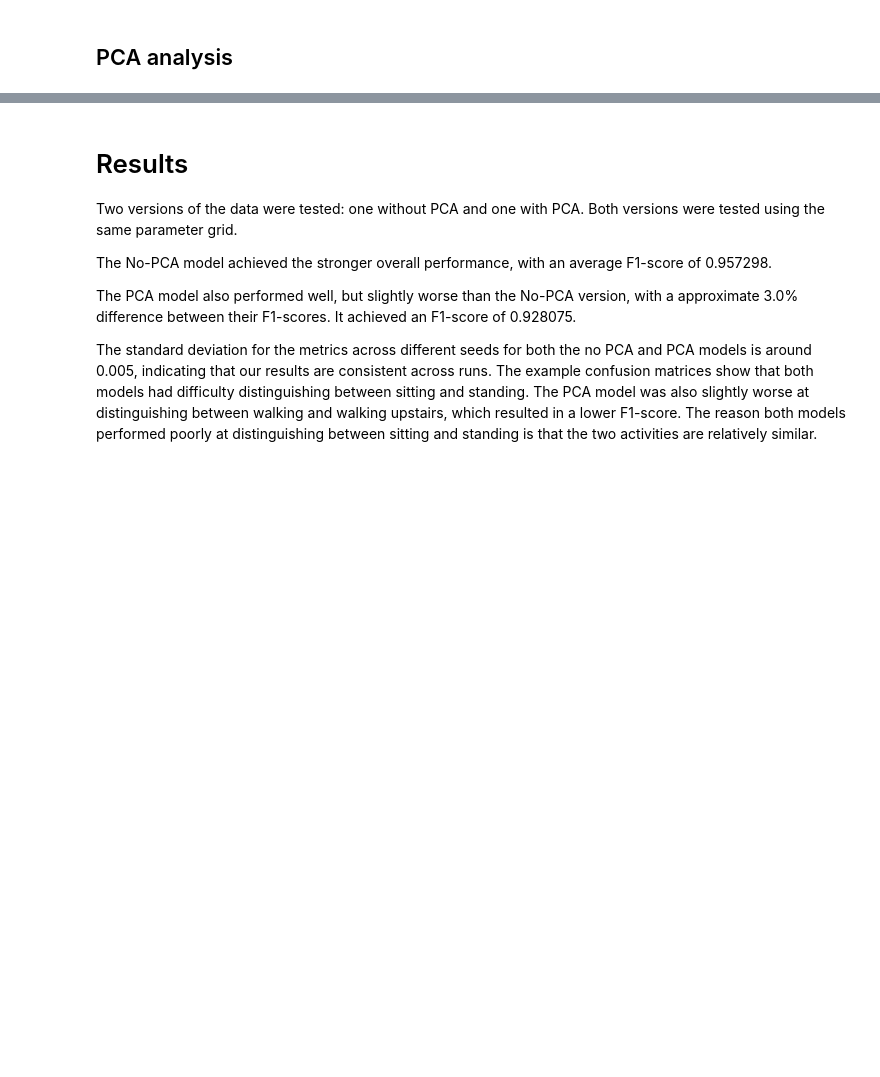
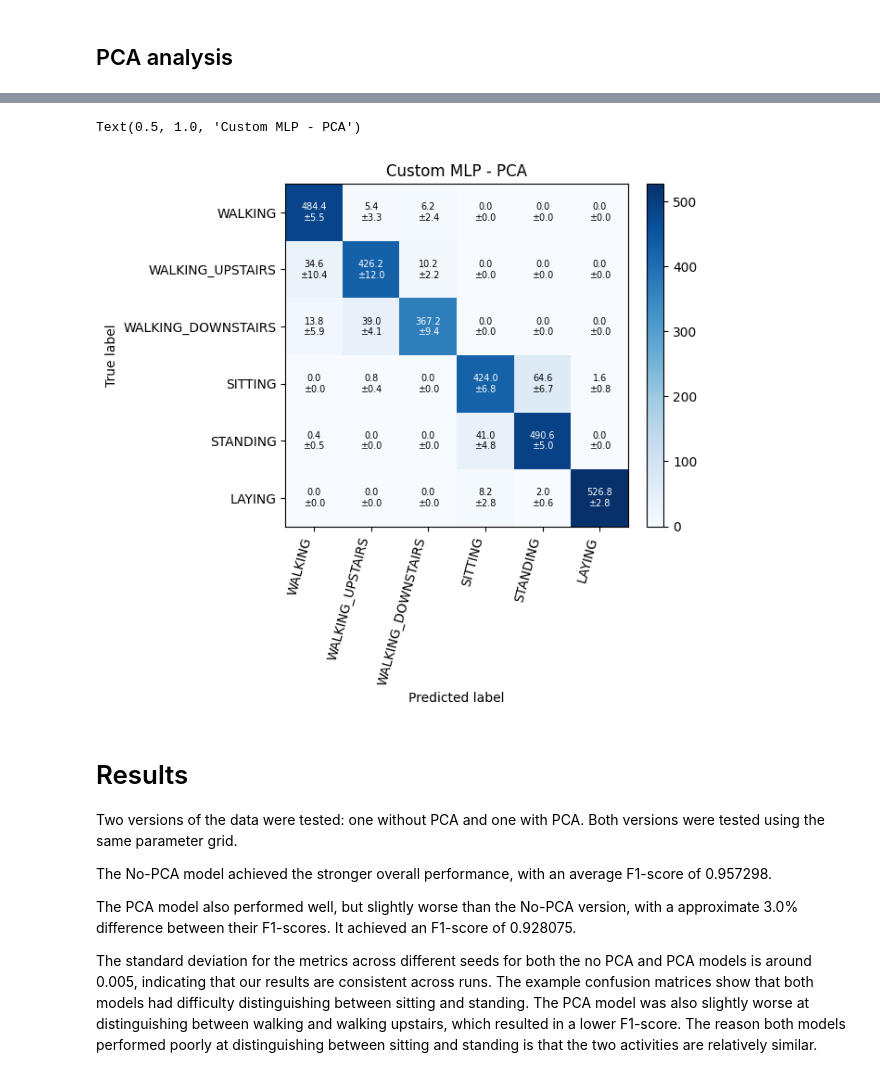
Before and after one commit to rominaba/motion-intent-recognition-for-assistive-robotics, a Jupyter notebook: notebooks/MLPClassifier.ipynb, the cells around one changed output, grey strips where cells are left out. Drawn from its saved outputs; the diff is of its cells as text; code cells hidden in the pictures; blank space fills up the shorter version.

```diff
--- a/notebooks/MLPClassifier.ipynb
+++ b/notebooks/MLPClassifier.ipynb
@@ -538,7 +570,7 @@ y_val_t_pca = torch.tensor(y_val, dtype=torch.long)
 X_test_t_pca = torch.tensor(X_test_s_pca, dtype=torch.float32)
 y_test_t_pca = torch.tensor(y_test_enc, dtype=torch.long)
 # %%
-data_PCA, y_true_pca, y_pred_pca, seed_pca = MLPClassifier.run_across_seeds(
+data_PCA, cms_PCA, y_true_pca, y_pred_pca, seed_pca = MLPClassifier.run_across_seeds(
     X_train_t_pca,
     y_train_t_pca,
     X_val_t_pca,
@@ -585,3 +617,30 @@ plt.show()
+# %%
+cms_PCA = np.array(cms_PCA)
+cms_PCA_mean = cms_PCA.mean(axis=0)
+cms_PCA_std = cms_PCA.std(axis=0)
+
+fig, ax = plt.subplots()
+im = ax.imshow(cms_PCA_mean, cmap="Blues")
+ax.set_xticks(np.arange(len(labels_list)), labels=labels_list, rotation=75, ha="right")
+ax.set_yticks(np.arange(len(labels_list)), labels=labels_list)
+ax.set_ylabel("True label")
+ax.set_xlabel("Predicted label")
+for i in range(cms_PCA_mean.shape[0]):
+    for j in range(cms_PCA_mean.shape[1]):
+        ax.text(
+            j,
+            i,
+            f"{cms_PCA_mean[i, j]:.1f}\n±{cms_PCA_std[i, j]:.1f}",
+            ha="center",
+            va="center",
+            color="black" if cms_PCA_mean[i, j] < cms_PCA_mean.max() * 0.65 else "white",
+            fontsize=7,
+        )
+fig.colorbar(im, ax=ax, fraction=0.046, pad=0.04)
+ax.set_title("Custom MLP - PCA")
+# %% [output]
+Text(0.5, 1.0, 'Custom MLP - PCA')
+[figure, added]
 # %% [markdown]
 # Results
 
```
Also changed, not shown: parts of 7 cells of this notebook.
